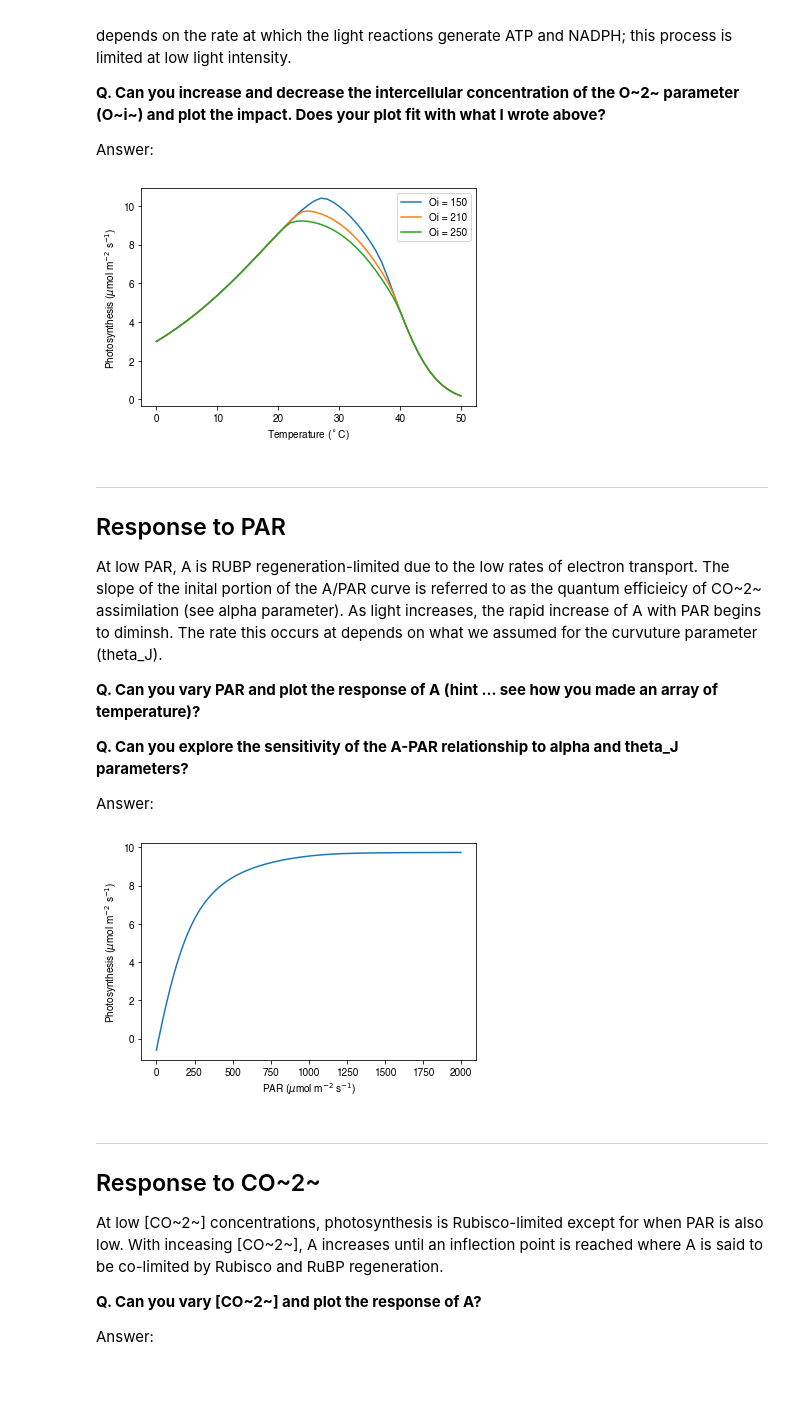
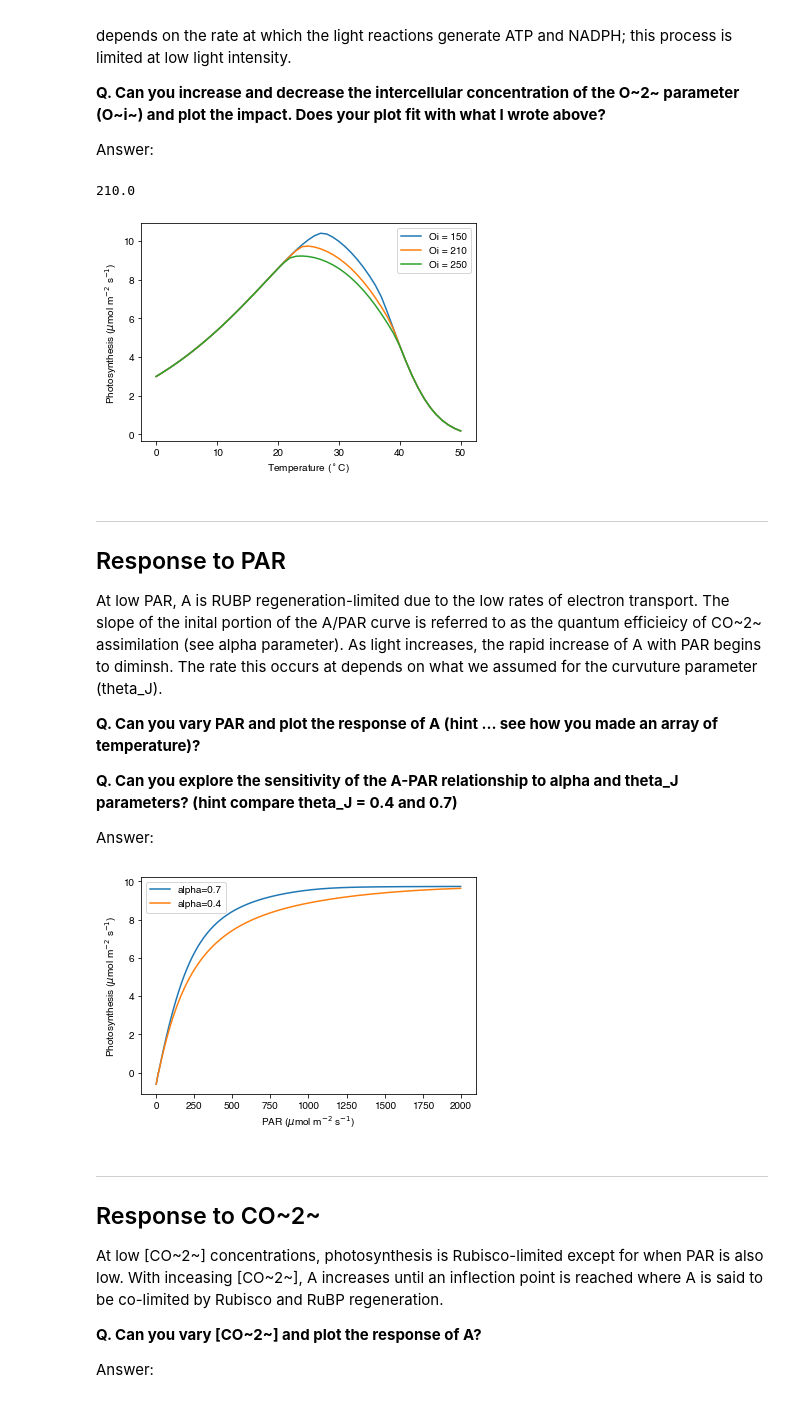
Before and after one commit to mdekauwe/CLIM3001_lab_photosynthesis, a Jupyter notebook: CLIM3001_lab.ipynb, the cells around one changed output. Saved outputs shown, nothing was run; the diff lists cells and outputs as text; code cells hidden in the pictures.

```diff
--- a/CLIM3001_lab.ipynb
+++ b/CLIM3001_lab.ipynb
@@ -179,6 +183,8 @@ depends on the rate at which the light reactions generate ATP and NADPH; this pr
 
 Answer:
 # %%
+print(p.Oi)
+
 p.Oi = 150.0
 (An_low, __, __, __, __) = F.photosynthesis(p, Cs, TleafK, PAR, vpd)
 
@@ -196,7 +202,8 @@ plt.ylabel("Photosynthesis ($\mu$mol m$^{-2}$ s$^{-1}$)")
 plt.xlabel("Temperature ($^\circ$C)")
 plt.show()
 # %% [output]
+210.0
-[figure, old version]
+[figure, new version]
 # %% [markdown]
 ***
 ## Response to PAR
@@ -205,23 +212,34 @@ At low PAR, A is RUBP regeneration-limited due to the low rates of electron tran
 
 **Q. Can you vary PAR and plot the response of A (hint ... see how you made an array of temperature)?**
 
-**Q. Can you explore the sensitivity of the A-PAR relationship to alpha and theta_J parameters?**
+**Q. Can you explore the sensitivity of the A-PAR relationship to alpha and theta_J parameters? (hint compare theta_J = 0.4 and 0.7)**
 
 Answer:
 # %%
 TleafK = 25.0 + c.DEG_2_KELVIN
 PAR = np.arange(0.0, 2000.0)
 Cs = 400.
 vpd = 1.5
 
-(An, Ac, Aj, gsw, Rd) = F.photosynthesis(p, Cs, TleafK, PAR, vpd)
 
-plt.plot(PAR, An, label="An")
+p.theta_J = 0.4
+(An_low_theta, __, __, __, __) = F.photosynthesis(p, Cs, TleafK, PAR, vpd)
+
+p.theta_J = 0.7
+(An_high_theta, __, __, __, __) = F.photosynthesis(p, Cs, TleafK, PAR, vpd)
+
+
+plt.plot(PAR, An_high_theta, label="alpha=0.7")
+plt.plot(PAR, An_low_theta, label="alpha=0.4")
 plt.ylabel("Photosynthesis ($\mu$mol m$^{-2}$ s$^{-1}$)")
 plt.xlabel("PAR ($\mu$mol m$^{-2}$ s$^{-1}$)")
+plt.legend(numpoints=1, loc="best")
 plt.show()
+
+# put value back!
+p.theta_J = 0.7
 # %% [output]
-[figure, old version]
+[figure, new version]
 # %% [markdown]
 ***
 ## Response to CO~2~
```
Also changed, not shown: parts of 19 cells of this notebook, 1 other file.
